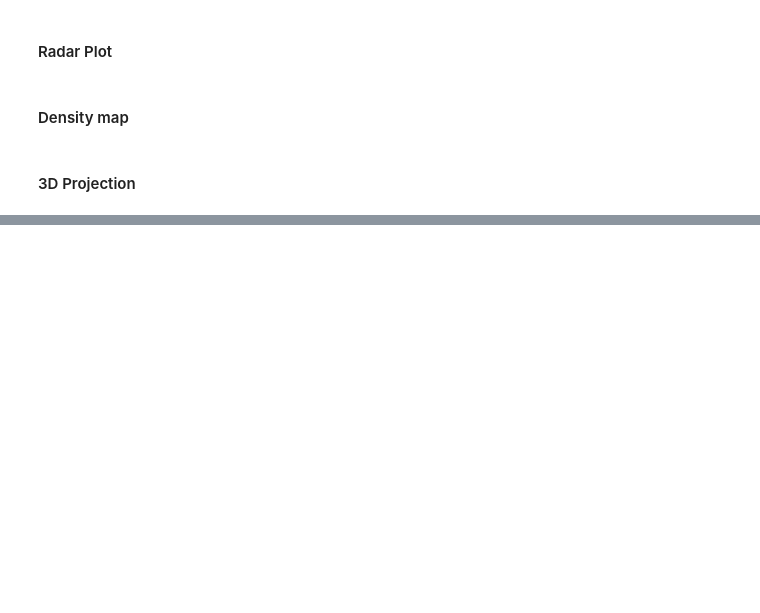
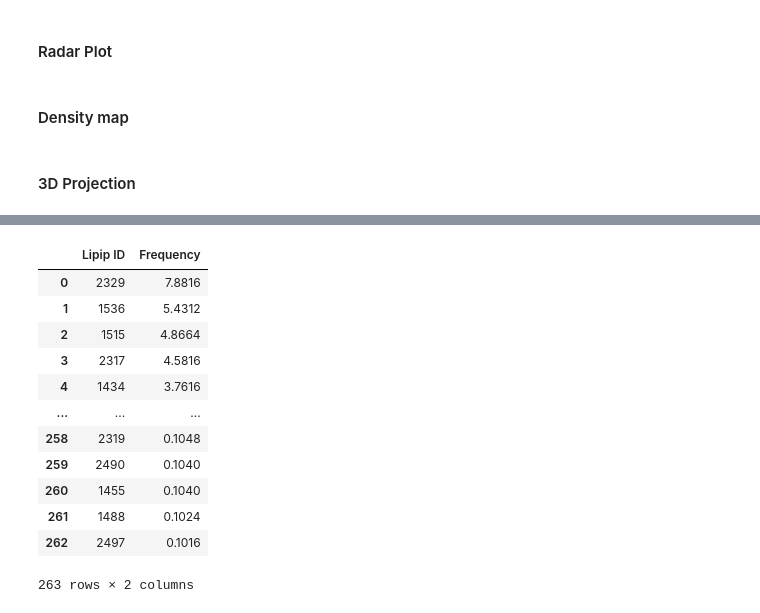
Before and after one commit to ProLint/prolint2, a Jupyter notebook: docs/notebooks/06_Generating_Plots.ipynb, the cells around one changed output, grey strips where cells are left out. Cells and saved outputs as stored; diff of their text form; code cells hidden in the pictures; blank space fills up the shorter version.

```diff
--- a/docs/notebooks/06_Generating_Plots.ipynb
+++ b/docs/notebooks/06_Generating_Plots.ipynb
@@ -74,0 +81,16 @@ NGLWidget()
+# %%
+DG.lipid_frequencies
+# %% [output]
+|  | Lipip ID | Frequency |
+| 0 | 2329 | 7.8816 |
+| 1 | 1536 | 5.4312 |
+| 2 | 1515 | 4.8664 |
+| 3 | 2317 | 4.5816 |
+| 4 | 1434 | 3.7616 |
+| ... | ... | ... |
+| 258 | 2319 | 0.1048 |
+| 259 | 2490 | 0.1040 |
+| 260 | 1455 | 0.1040 |
+| 261 | 1488 | 0.1024 |
+| 262 | 2497 | 0.1016 |
+263 rows × 2 columns
```
Also changed, not shown: parts of 16 cells of this notebook, 4 other files.
